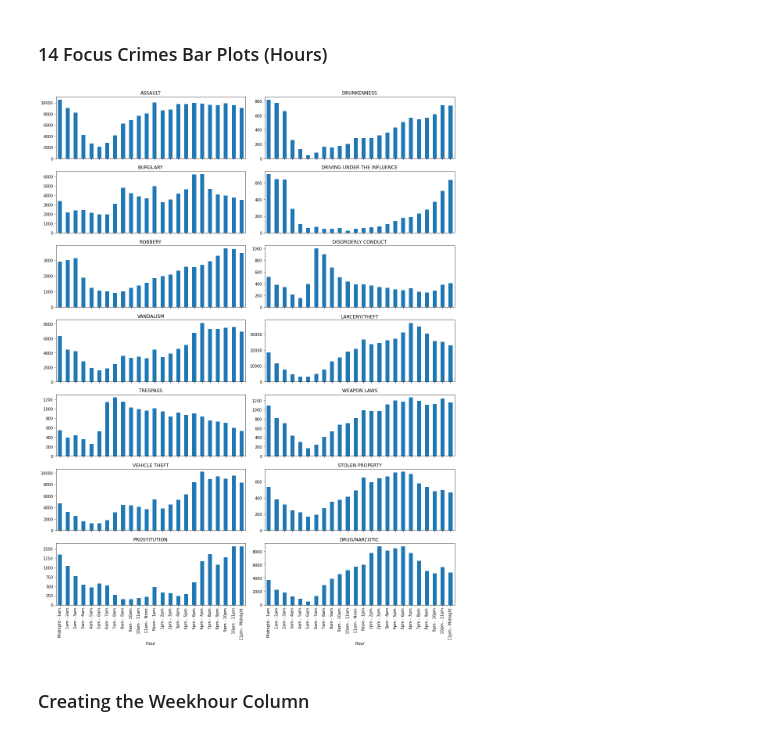
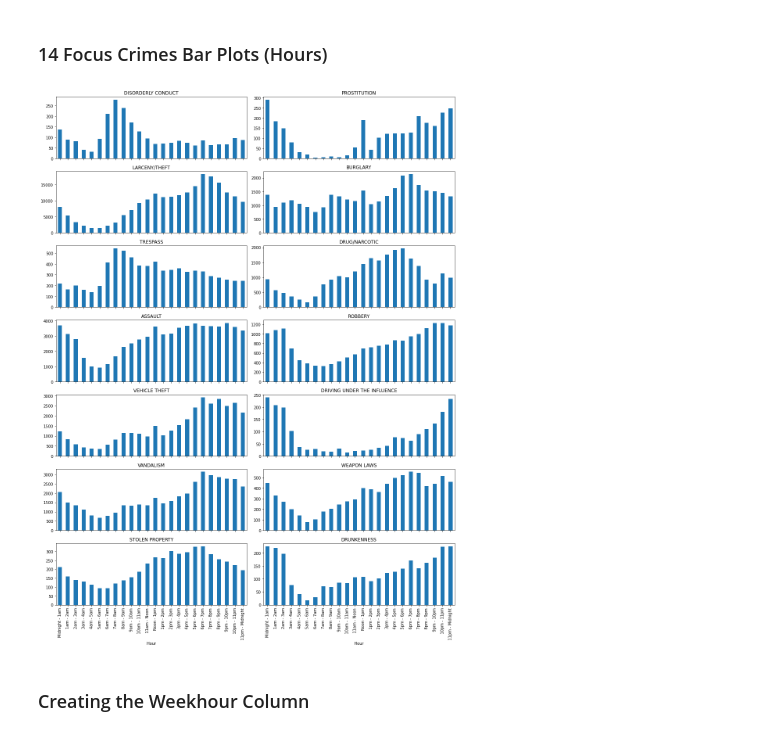
Before and after one commit to Chrypapado/02806-Social-Data-Analysis-and-Visualization, a Jupyter notebook: Exercise2/Exercise2_2.ipynb, the cells around one changed output. Drawn from its saved outputs; the diff is of its cells as text; code cells hidden in the pictures.

```diff
--- a/Exercise2/Exercise2_2.ipynb
+++ b/Exercise2/Exercise2_2.ipynb
@@ -140,16 +185,12 @@ Name: Month, dtype: int64
 ### 14 Focus Crimes Bar Plots (Months)
 # %%
 fig, axes = plt.subplots(nrows=7, ncols=2, figsize=(15,20), sharex=True)
-
 col = ['Month', 'Occurences']
 
 for i, crime in enumerate(focus_crimes):
-    crime_data = focus_data[focus_data['Category'] == crime]['Month'].value_counts()
+    crime_data = pivot2.loc[crime]
     crime_dataframe = pd.DataFrame(crime_data.reset_index())
     crime_dataframe.columns = col
-    crime_dataframe['Month'] = pd.Categorical(crime_dataframe['Month'],categories=['January', 'February', 'March', 'April', 'May', 'June', 'July', 'August', 'September', 'October', 'November', 'December'],ordered=True)
-    crime_dataframe = crime_dataframe.sort_values('Month',ascending=True)
-
     crime_dataframe.plot(kind='bar', x='Month', y='Occurences', title=crime, ax=axes[i//2,i%2], legend=False)
 
 fig.tight_layout()
@@ -158,7 +199,5 @@ fig.tight_layout()
 # %% [markdown]
 ### Creating the Hour Column
-# %%
-data['Hour'] = data['Time'].str.strip().str[0:2]
 # %%
 data['Hour'] = data['Time'].str.strip().str[0:2]
 
@@ -192,7 +231,6 @@ data['Hour'] = data['Hour'].str.replace('23', '11pm - Midnight')
 # %%
 focus_data = data[['Category', 'Year', 'Hour']].copy()
 focus_data = focus_data[focus_data['Category'].isin(focus_crimes)].reset_index(drop=True)
-focus_data = focus_data.drop(focus_data[focus_data['Year'] == '2018'].index)
 # %% [markdown]
 ### Number of Crimes per Hour
 # %%
@@ -218,0 +259,5 @@ Name: Hour, dtype: int64
+# %%
+hours = ['Midnight - 1am', '1am - 2am', '2am - 3am', '3am - 4am', '4am - 5am', '5am - 6am', '6am - 7am', '7am - 8am', '8am - 9am', '9am - 10am', '10am - 11am', '11am - Noon', 'Noon - 1pm', '1pm - 2pm', '2pm - 3pm', '3pm - 4pm', '4pm - 5pm', '5pm - 6pm', '6pm - 7pm', '7pm - 8pm', '8pm - 9pm', '9pm - 10pm', '10pm - 11pm', '11pm - Midnight']
+pivot3 = pd.pivot_table(focus_data, index = "Category", columns = "Hour",values = 'Year' ,aggfunc = 'count')
+pivot3 = pivot3[hours]
+display(pivot3)
@@ -220,21 +282,17 @@ Name: Hour, dtype: int64
 ### 14 Focus Crimes Bar Plots (Hours)
 # %%
 fig, axes = plt.subplots(nrows=7, ncols=2, figsize=(15,20), sharex=True)
-
 col = ['Hour', 'Occurences']
 
 for i, crime in enumerate(focus_crimes):
-    crime_data = focus_data[focus_data['Category'] == crime]['Hour'].value_counts()
+    crime_data = pivot3.loc[crime]
     crime_dataframe = pd.DataFrame(crime_data.reset_index())
     crime_dataframe.columns = col
-    crime_dataframe['Hour'] = pd.Categorical(crime_dataframe['Hour'],categories=['Midnight - 1am', '1am - 2am', '2am - 3am', '3am - 4am', '4am - 5am', '5am - 6am', '6am - 7am', '7am - 8am', '8am - 9am', '9am - 10am', '10am - 11am', '11am - Noon', 'Noon - 1pm', '1pm - 2pm', '2pm - 3pm', '3pm - 4pm', '4pm - 5pm', '5pm - 6pm', '6pm - 7pm', '7pm - 8pm', '8pm - 9pm', '9pm - 10pm', '10pm - 11pm', '11pm - Midnight'],ordered=True)
-    crime_dataframe = crime_dataframe.sort_values('Hour',ascending=True)
-
     crime_dataframe.plot(kind='bar', x='Hour', y='Occurences', title=crime, ax=axes[i//2,i%2], legend=False)
 
 fig.tight_layout()
 # %% [output]
-[figure, old version]
+[figure, new version]
 # %% [markdown]
 ### Creating the Weekhour Column
 # %%
```
Also changed, not shown: parts of 19 cells of this notebook, 4 other files.
